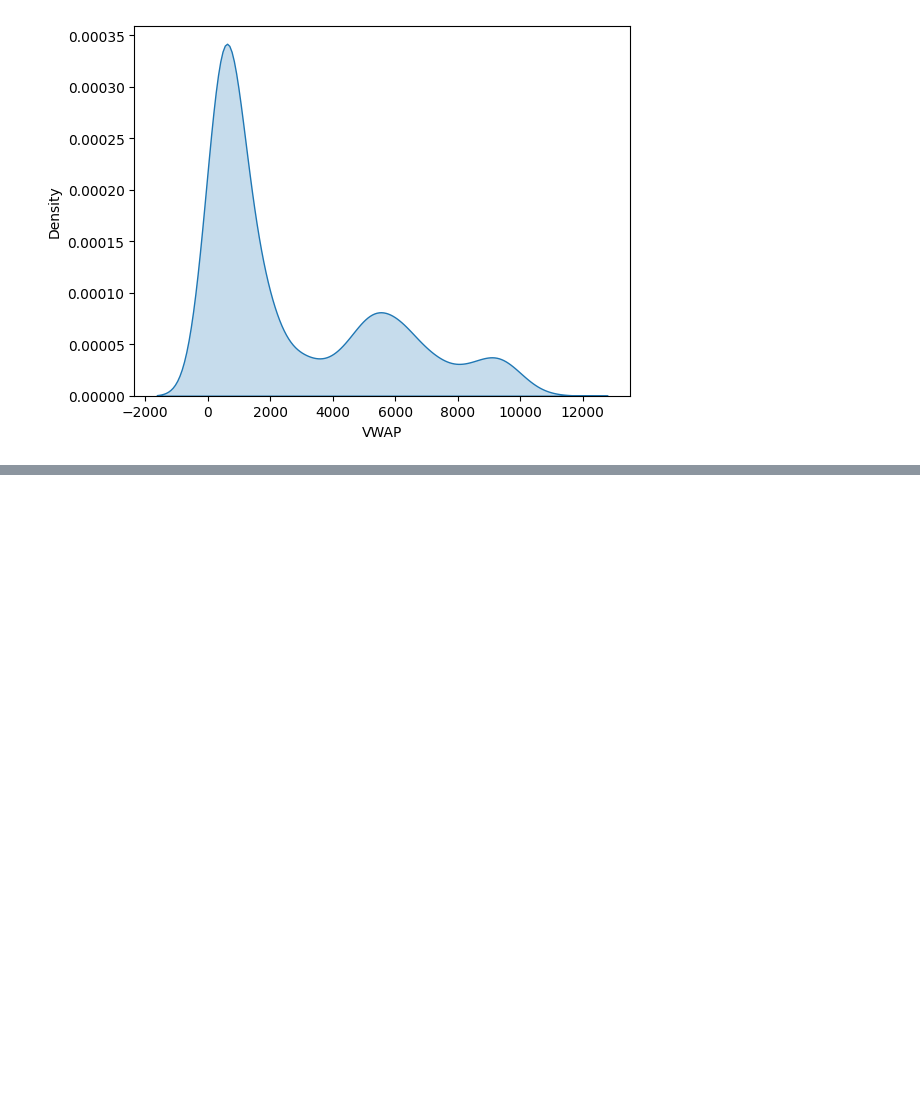
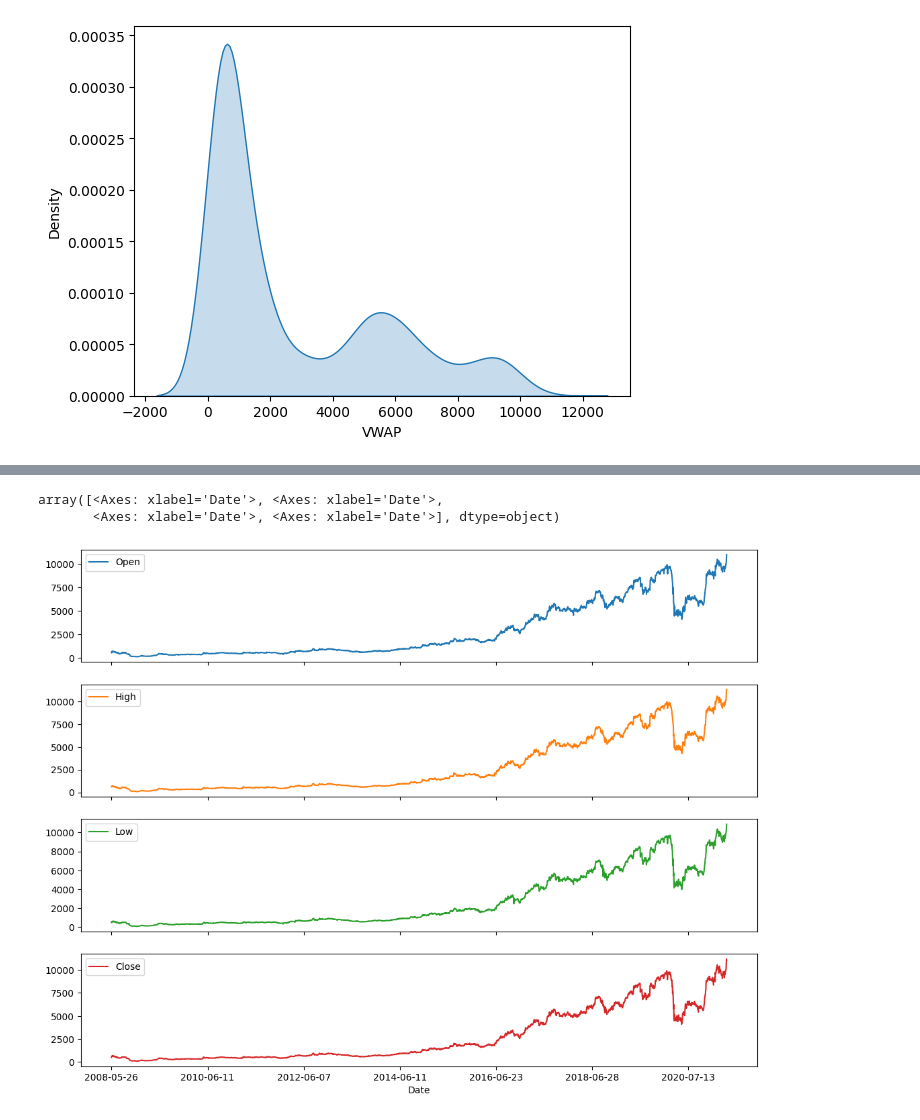
Before and after one commit to VirajThakur03/Predict-Stock-Prices-using-Time-Series-Analysis, a Jupyter notebook: Time_Series_Nifty_Bajaj_deploy.ipynb, the cells around one changed output, grey strips where cells are left out. Drawn from its saved outputs; the diff is of its cells as text; code cells hidden in the pictures; blank space fills up the shorter version.

```diff
--- a/Time_Series_Nifty_Bajaj_deploy.ipynb
+++ b/Time_Series_Nifty_Bajaj_deploy.ipynb
@@ -179,0 +206,6 @@ sns.kdeplot(data=dataframe,x='VWAP',fill=True)
+# %%
+dataframe[col].plot(subplots=True,figsize=(13,10))
+# %% [output]
+array([<Axes: xlabel='Date'>, <Axes: xlabel='Date'>,
+       <Axes: xlabel='Date'>, <Axes: xlabel='Date'>], dtype=object)
+[figure, added]
```
Also changed, not shown: parts of 11 cells of this notebook.
